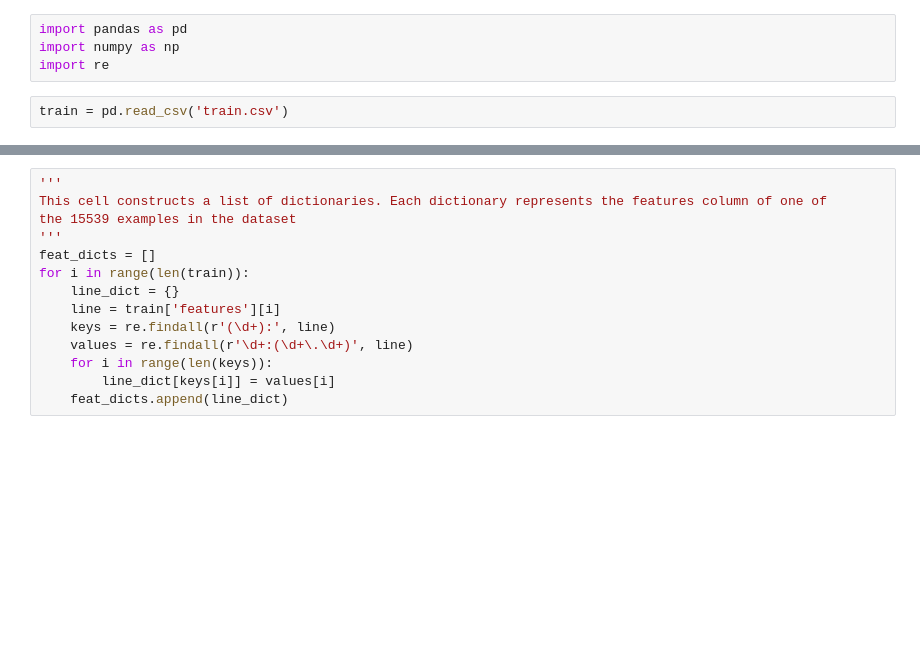
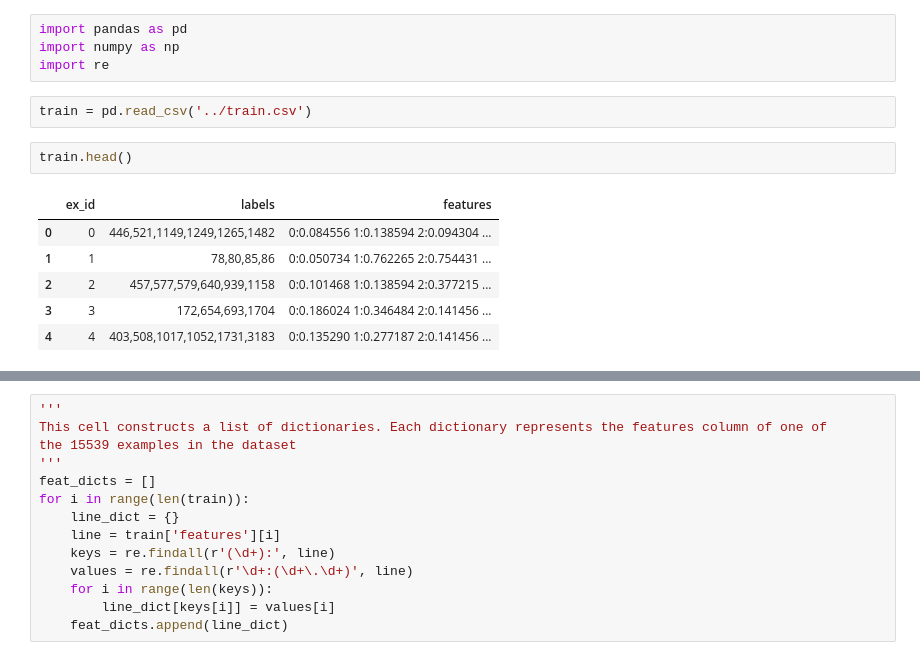
Before and after one commit to Khasijamieson/ML-1003-Project, a Jupyter notebook: parsing_nb.ipynb, the cells around one changed output, grey strips where cells are left out. Saved outputs shown, nothing was run; the diff lists cells and outputs as text; blank space fills up the shorter version.

```diff
--- a/parsing_nb.ipynb
+++ b/parsing_nb.ipynb
@@ -3,4 +3,13 @@ import pandas as pd
 import numpy as np
 import re
 # %%
-train = pd.read_csv('train.csv')
+train = pd.read_csv('../train.csv')
+# %%
+train.head()
+# %% [output]
+|  | ex_id | labels | features |
+| 0 | 0 | 446,521,1149,1249,1265,1482 | 0:0.084556 1:0.138594 2:0.094304 ... |
+| 1 | 1 | 78,80,85,86 | 0:0.050734 1:0.762265 2:0.754431 ... |
+| 2 | 2 | 457,577,579,640,939,1158 | 0:0.101468 1:0.138594 2:0.377215 ... |
+| 3 | 3 | 172,654,693,1704 | 0:0.186024 1:0.346484 2:0.141456 ... |
+| 4 | 4 | 403,508,1017,1052,1731,3183 | 0:0.135290 1:0.277187 2:0.141456 ... |
```
Also changed, not shown: parts of 1 cell of this notebook.
